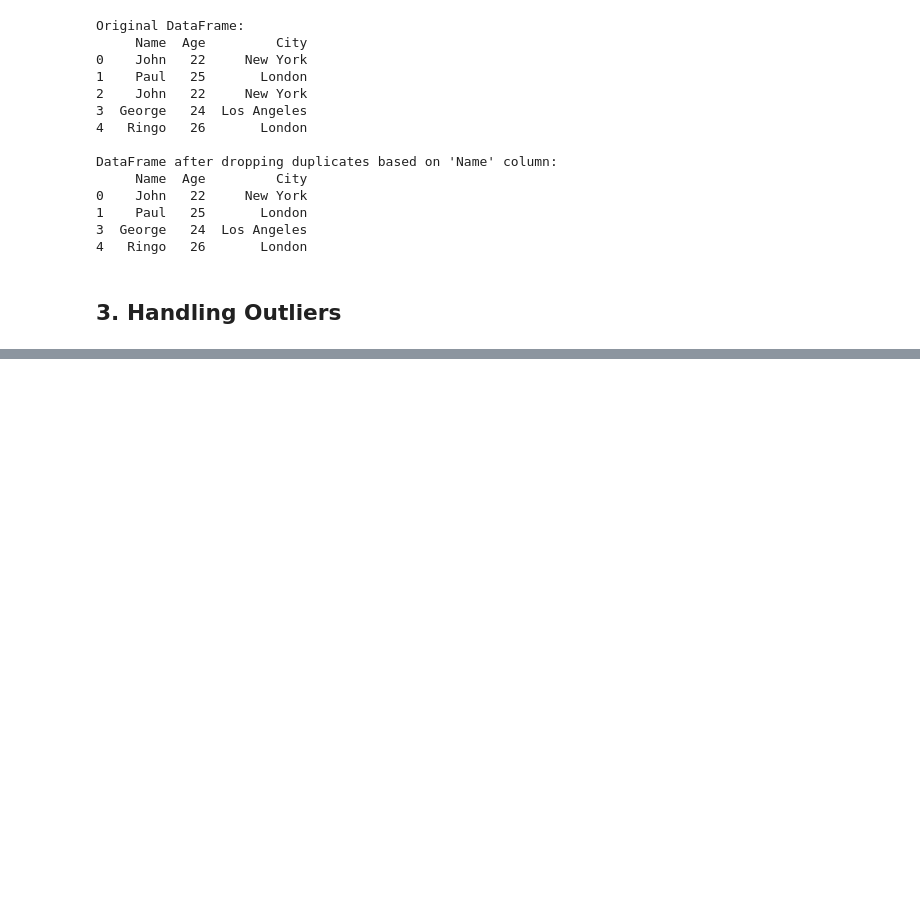
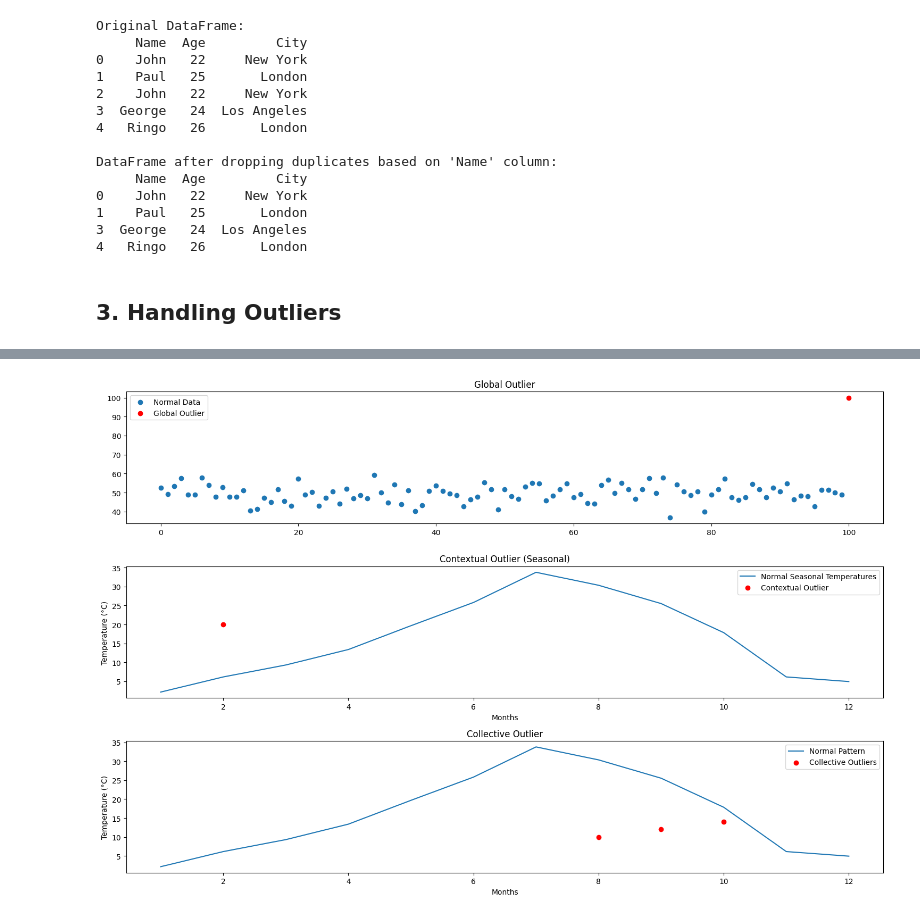
Before and after one commit to cruvss/Data-Preprocessing-For-Machine-Learning, a Jupyter notebook: 3.Data_Cleaning/dclean.ipynb, the cells around one changed output, grey strips where cells are left out. Cells and saved outputs as stored; diff of their text form; code cells hidden in the pictures; blank space fills up the shorter version.

Commit message:
add handling outliers

```diff
--- a/3.Data_Cleaning/dclean.ipynb
+++ b/3.Data_Cleaning/dclean.ipynb
@@ -426,0 +446,54 @@ DataFrame after dropping duplicates based on 'Name' column:
+# %%
+import numpy as np
+import matplotlib.pyplot as plt
+
+# Generate data
+np.random.seed(42)
+
+# Global Outlier: Far outside the range of the dataset
+data_global = np.random.normal(loc=50, scale=5, size=100)
+global_outlier = [100]  # Very high value as a global outlier
+
+# Contextual Outlier: Appears normal globally but unusual in a specific context
+months = np.arange(1, 13)  # Representing months of the year
+temperature = [5, 7, 10, 15, 20, 25, 30, 30, 25, 18, 10, 5]  # Typical seasonal temperatures
+temperature = np.array(temperature) + np.random.normal(0, 2, len(months))
+temperature_with_contextual_outlier = temperature.copy()
+temperature_with_contextual_outlier[1] = 20  # High temperature in February (winter) is anomalous
+
+# Collective Outlier: Group of values deviating from a pattern
+data_collective = temperature.copy()
+data_collective[7:10] = [10, 12, 14]  # Group deviates from typical summer pattern
+
+# Plot
+plt.figure(figsize=(15, 10))
+
+# Plot Global Outlier
+plt.subplot(3, 1, 1)
+plt.scatter(range(len(data_global)), data_global, label="Normal Data")
+plt.scatter(len(data_global), global_outlier, color='red', label="Global Outlier")
+plt.title("Global Outlier")
+plt.legend()
+
+# Plot Contextual Outlier
+plt.subplot(3, 1, 2)
+plt.plot(months, temperature, label="Normal Seasonal Temperatures")
+plt.scatter(2, temperature_with_contextual_outlier[1], color='red', label="Contextual Outlier")
+plt.title("Contextual Outlier (Seasonal)")
+plt.xlabel("Months")
+plt.ylabel("Temperature (°C)")
+plt.legend()
+
+# Plot Collective Outlier
+plt.subplot(3, 1, 3)
+plt.plot(months, temperature, label="Normal Pattern")
+plt.scatter(months[7:10], data_collective[7:10], color='red', label="Collective Outliers")
+plt.title("Collective Outlier")
+plt.xlabel("Months")
+plt.ylabel("Temperature (°C)")
+plt.legend()
+
+plt.tight_layout()
+plt.show()
+# %% [output]
+[figure, added]
```
Also changed, not shown: parts of 8 cells of this notebook.
